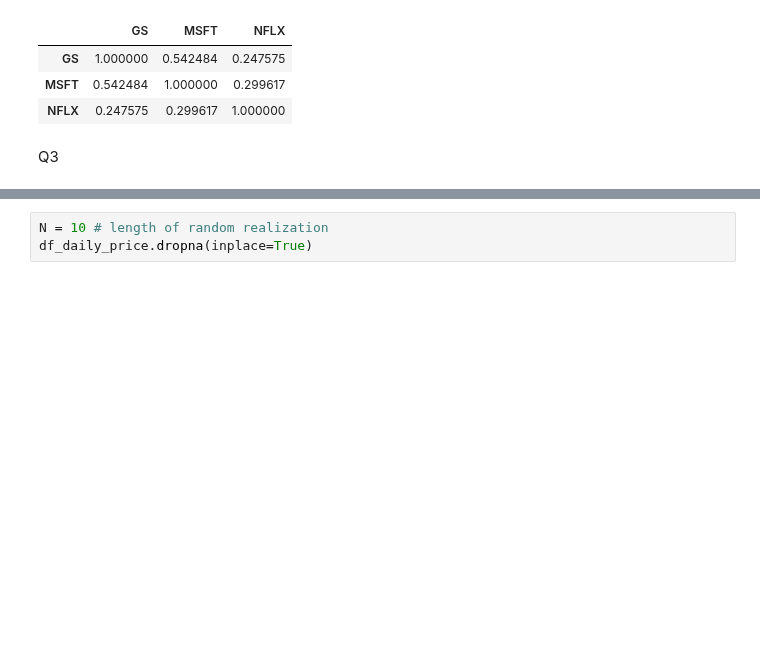
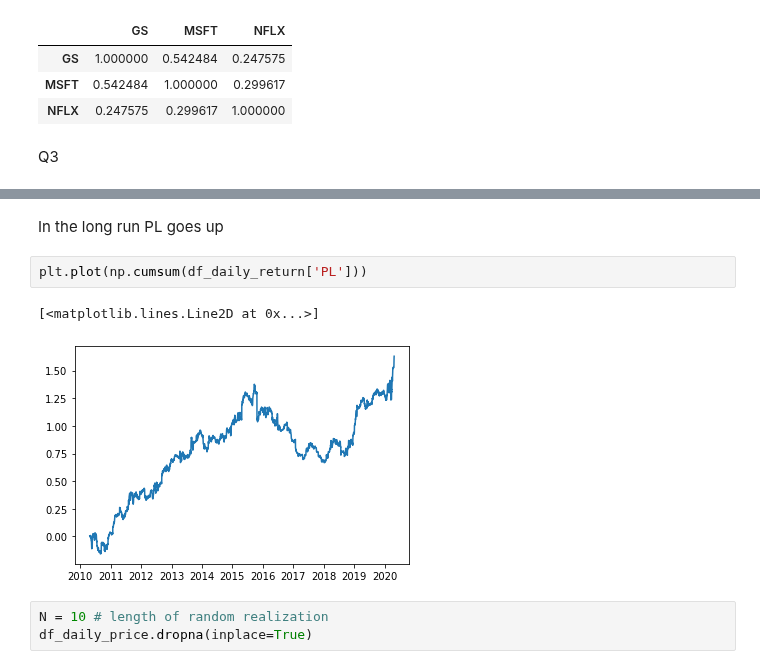
Before and after one commit to PomazkinG/Particle, a Jupyter notebook: Particle.ipynb, the cells around one changed output, grey strips where cells are left out. Saved outputs shown, nothing was run; the diff lists cells and outputs as text; blank space fills up the shorter version.

```diff
--- a/Particle.ipynb
+++ b/Particle.ipynb
@@ -224,3 +235,10 @@ Q3
+# %% [markdown]
+In the long run PL goes up
+# %%
+plt.plot(np.cumsum(df_daily_return['PL']))
+# %% [output]
+[<matplotlib.lines.Line2D at 0x...>]
+[figure, added]
 # %%
 N = 10 # length of random realization
 df_daily_price.dropna(inplace=True)
```
Also changed, not shown: parts of 10 cells of this notebook.
